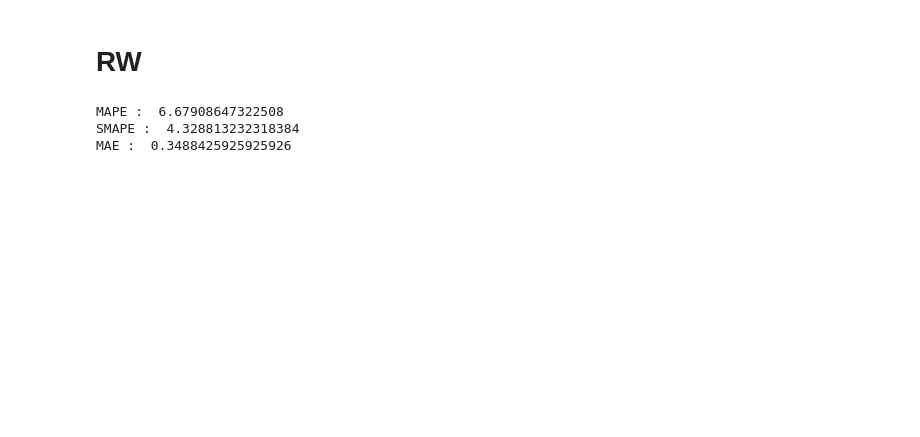
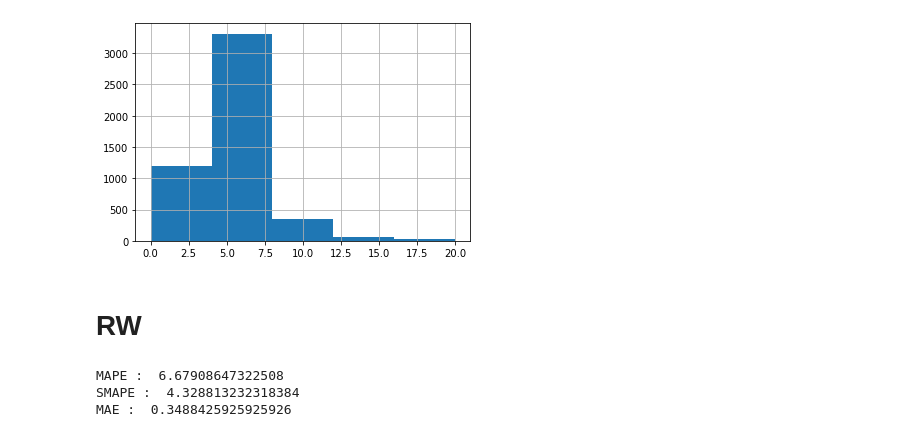
Before and after one commit to cheturvedi/phocis, a Jupyter notebook: src/phocis.ipynb, the cells around one changed output. Cells and saved outputs as stored; diff of their text form; code cells hidden in the pictures; blank space fills up the shorter version.

```diff
--- a/src/phocis.ipynb
+++ b/src/phocis.ipynb
@@ -98,6 +103,14 @@ df.diskwrite = df.diskwrite.fillna(0)
 
 df.IOBalance = df.IOBalance.shift(periods=1)
 df.IOBalance = df.IOBalance.fillna(0)
+# %%
+#time_index = pd.date_range(start='2020-06-01T00:00:00',end='2020-07-16T00:00:00',freq='5T')
+#df.index = time_index
+
+df[(df.CPU != 0.0) & (df.CPU < 20)].CPU.hist(bins=5,range=(0,20))
+plt.show()
+# %% [output]
+[figure, added]
 # %% [markdown]
 # RW
 # %%
```
Also changed, not shown: parts of 15 cells of this notebook, 1 other file.
